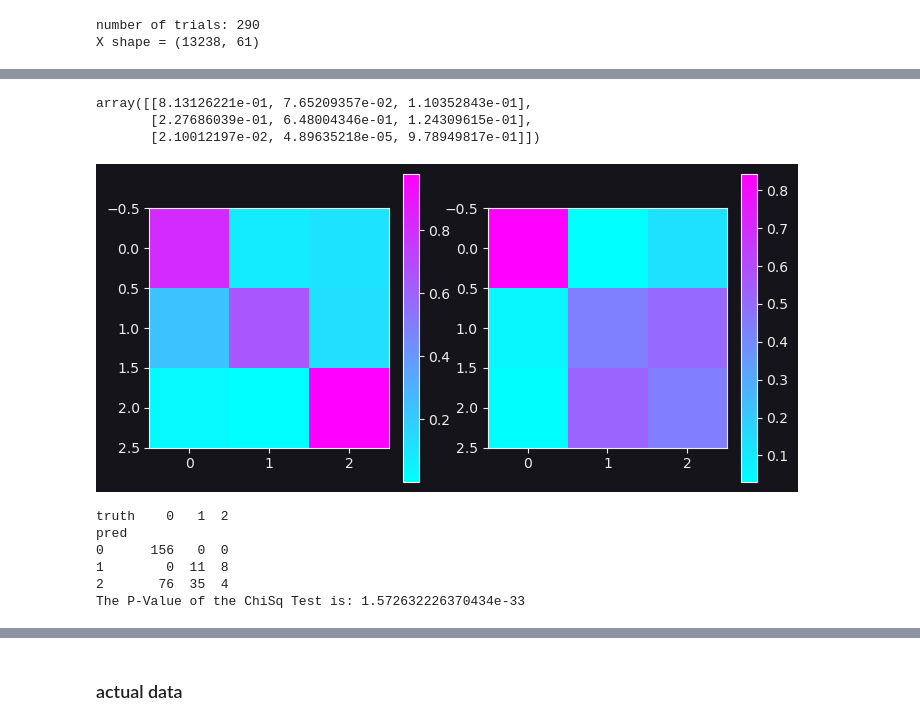
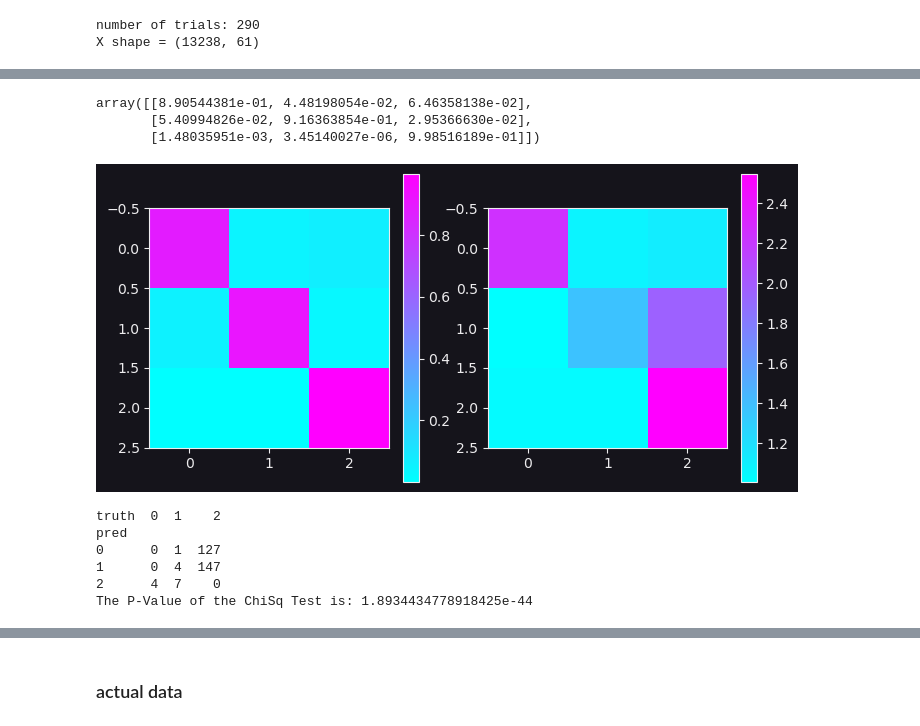
Before and after one commit to thejuc/towers_glm_hmm, a Jupyter notebook: glm_hmm_test.ipynb, the cells around one changed output, grey strips where cells are left out. Drawn from its saved outputs; the diff is of its cells as text; code cells hidden in the pictures.

```diff
--- a/glm_hmm_test.ipynb
+++ b/glm_hmm_test.ipynb
@@ -64,7 +64,7 @@ trial_indices = np.nonzero(data["currMaze"] > 0)[0]
 print(f"number of trials: {trial_indices.size}")
 filt_len = 30
 bin_size = 0.35
-n_neurons = 2
+n_neurons = 10
 neuron_idx = np.random.randint(0, total_neurons, size=n_neurons)
 trial_id = []
 X = []
@@ -110,7 +110,7 @@ X shape = (13238, 61)
 # Generating states for simulation
 np.random.seed(0)
 n_states = 3
-t_init = np.array([2, 0.7, 0.7])
+t_init = np.array([1.2, 0.7, 0.7])
 T_sim = np.array([dirichlet(np.roll(t_init**(n+1), n)).rvs()[0] for n in range(n_states)])
 dist_init = np.array([0.8, 0.1, 0.1])
 sim_states = np.ones(trial_indices.size).astype(int)
@@ -168,7 +168,9 @@ for trial in np.unique(trial_id):
     x_idx = np.argwhere(trial_id==trial)
     y_sim.append(np.squeeze(X[x_idx] @ theta_sim[sim_states[trial]]))
 
-y_sim = np.round(np.exp(np.vstack(y_sim)))
+y_sim = np.exp(np.vstack(y_sim))
 print(y_sim.shape)
 theta_sim.shape
+plt.plot(y_sim[:100, 0])
+plt.plot(X[:100, -2])
 # %% [output]
@@ -196,11 +199,12 @@ n_trials = trial_indices.size
 theta_hmm = np.ones((n_states, X.shape[1], n_neurons)) * theta_init
 # adding noise to all the weights
 theta_hmm += np.random.normal(0, .01, size=theta_hmm.shape)
-theta_hmm = theta_sim
+# theta_hmm = theta_sim
 t_init = np.array([5, 1, 1])
 # placing higher bias on self-transition
 T = np.array([dirichlet(np.roll(t_init, n)).rvs()[0] for n in range(n_states)])
-T = T_sim
+T = np.log(T)
+# T = np.log(T_sim)
 pi = np.log(np.ones(n_states)) - np.log(n_states)
 alpha = np.empty((n_states, n_trials))
 beta = np.empty(alpha.shape)
@@ -235,21 +239,24 @@ for _ in range(15):
         else:
             pred = []
             for tran in T.T:
-                pred.append(logsumexp(np.log(tran) + alpha[:, t-1]))
+                pred.append(logsumexp(tran + alpha[:, t-1]))
             # predict[:, t] = T.T @ np.exp(alpha[:, t-1])
             predict[:, t] = np.array(pred)
+
 
         v = X[x_idx] @ theta_hmm
         r = np.exp(v)
         ll = y_sim[x_idx] * np.log(r) - r
+        # ll -= logsumexp(ll, axis=0)
         ll = ll.sum(axis=(1,2))
         loglikeli[:, t] = ll - logsumexp(ll)
 
         # update
         update = loglikeli[:, t] + predict[:, t]
         scale[t] = logsumexp(update)
-        update = update - scale[t]
+        update -= scale[t]
         alpha[:, t] = update
+        # print(np.exp(predict[:, t]))
 
 
 
@@ -264,18 +271,19 @@ for _ in range(15):
     gamma = alpha + beta
     gamma -= logsumexp(gamma, axis=0)
 
-    total_ll.append((loglikeli*np.exp(gamma)).sum())
+    # total_ll.append((loglikeli*np.exp(gamma)).sum())
 
     for t in range(0, n_trials-1):
         for s1 in range(n_states):
             for s2 in range(n_states):
-                xi[t, s1, s2] = np.log(T[s1, s2]) + alpha[s1, t] + loglikeli[s2, t+1] + beta[s2, t+1]
+                xi[t, s1, s2] = T[s1, s2] + alpha[s1, t] + loglikeli[s2, t+1] + beta[s2, t+1]
 
         xi[t] -= logsumexp(xi[t])
 
     T = logsumexp(xi, axis=0)
     T -= logsumexp(T, axis=1)[:, None]
-    T = np.exp(T)
+    print(np.exp(alpha.T))
+    # T = np.exp(T)
     _, trial_counts = np.unique(trial_id, return_counts=True)
     pi = gamma[:, 0]
 
@@ -294,17 +320,17 @@ for _ in range(15):
 # %%
 fig, axs = plt.subplots(1, 2, figsize=(8, 4))
 im = axs[0].imshow(T_sim, cmap='cool')
 plt.colorbar(im, ax=axs[0], fraction = 0.1)
 
-im = axs[1].imshow(T, cmap='cool')
+im = axs[1].imshow(np.exp(T), cmap='cool')
 plt.colorbar(im, ax=axs[1], fraction = 0.1)
 ### try changing sim weights way more. try removing factorial? try doing wayyyy more iterations
 T_sim
 # %% [output]
-array([[8.13126221e-01, 7.65209357e-02, 1.10352843e-01],
-       [2.27686039e-01, 6.48004346e-01, 1.24309615e-01],
-       [2.10012197e-02, 4.89635218e-05, 9.78949817e-01]])
+array([[8.90544381e-01, 4.48198054e-02, 6.46358138e-02],
+       [5.40994826e-02, 9.16363854e-01, 2.95366630e-02],
+       [1.48035951e-03, 3.45140027e-06, 9.98516189e-01]])
-[figure, old version]
+[figure, new version]
 # %%
 import pandas as pd
 from scipy.stats import chi2_contingency
@@ -319,9 +345,9 @@ ChiSqResult = chi2_contingency(CrosstabResult)
 
 print('The P-Value of the ChiSq Test is:', ChiSqResult[1])
 # %% [output]
-truth    0   1  2
+truth  0  1    2
 pred
-0      156   0  0
-1        0  11  8
-2       76  35  4
-The P-Value of the ChiSq Test is: 1.572632226370434e-33
+0      0  1  127
+1      0  4  147
+2      4  7    0
+The P-Value of the ChiSq Test is: 1.8934434778918425e-44
```
Also changed, not shown: parts of 6 cells of this notebook.
